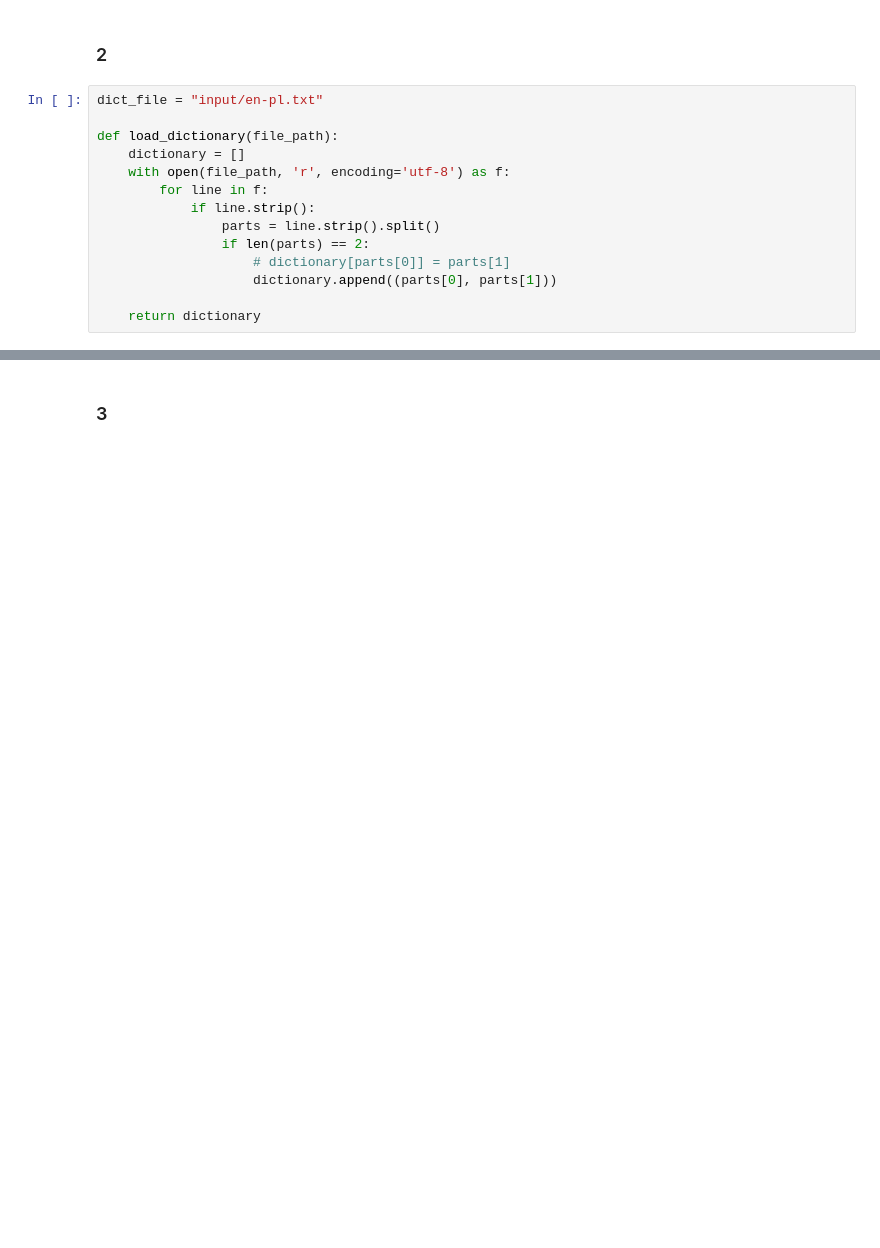
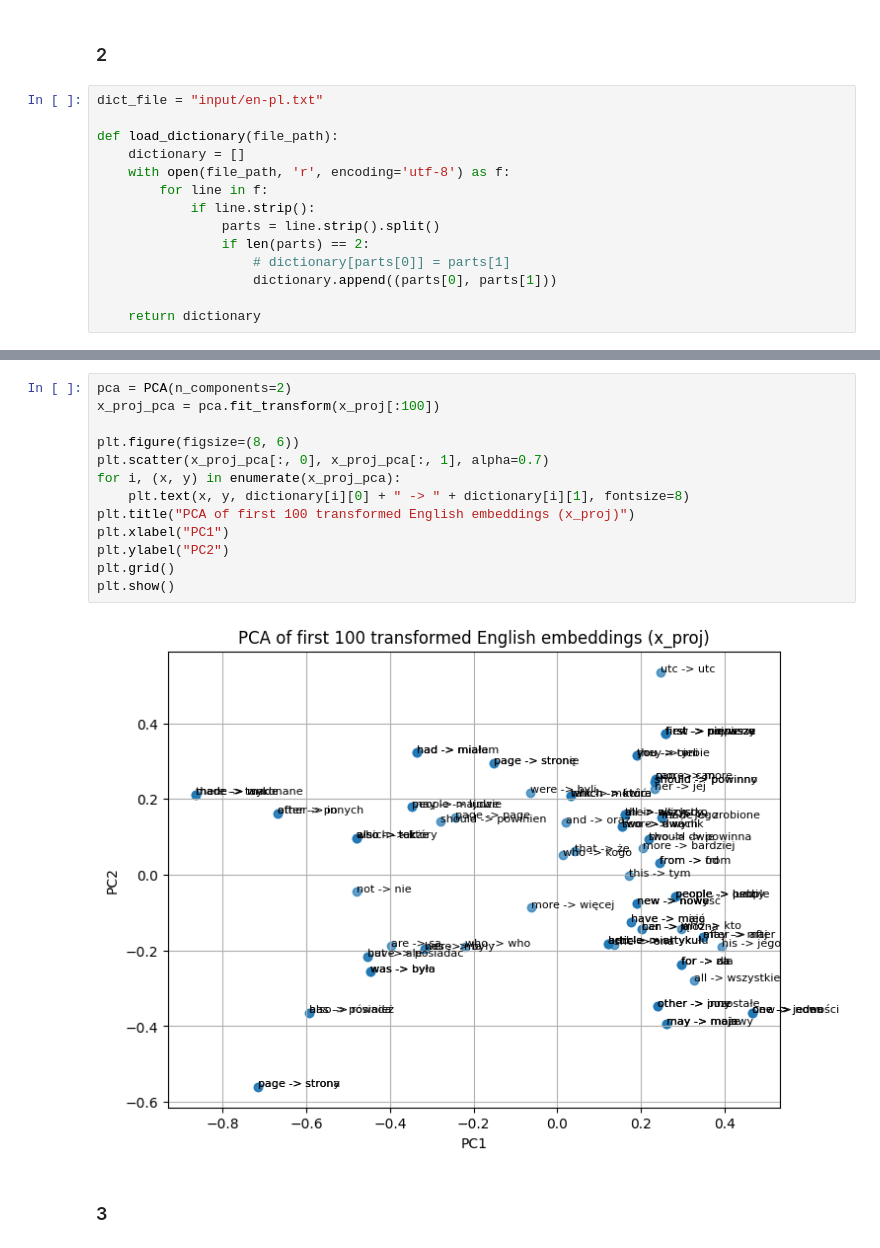
Before and after one commit to PatrykFlama/UWr, a Jupyter notebook: Sem6/NN/List5/Task4.ipynb, the cells around one changed output, grey strips where cells are left out. Saved outputs shown, nothing was run; the diff lists cells and outputs as text; blank space fills up the shorter version.

```diff
--- a/Sem6/NN/List5/Task4.ipynb
+++ b/Sem6/NN/List5/Task4.ipynb
@@ -160,3 +164,18 @@ Orthogonal Procustres  (300, 300)
+# %%
+pca = PCA(n_components=2)
+x_proj_pca = pca.fit_transform(x_proj[:100])
+
+plt.figure(figsize=(8, 6))
+plt.scatter(x_proj_pca[:, 0], x_proj_pca[:, 1], alpha=0.7)
+for i, (x, y) in enumerate(x_proj_pca):
+    plt.text(x, y, dictionary[i][0] + " -> " + dictionary[i][1], fontsize=8)
+plt.title("PCA of first 100 transformed English embeddings (x_proj)")
+plt.xlabel("PC1")
+plt.ylabel("PC2")
+plt.grid()
+plt.show()
+# %% [output]
+[figure, added]
 # %% [markdown]
 ### 3
 # %%
```
Also changed, not shown: parts of 1 cell of this notebook.
